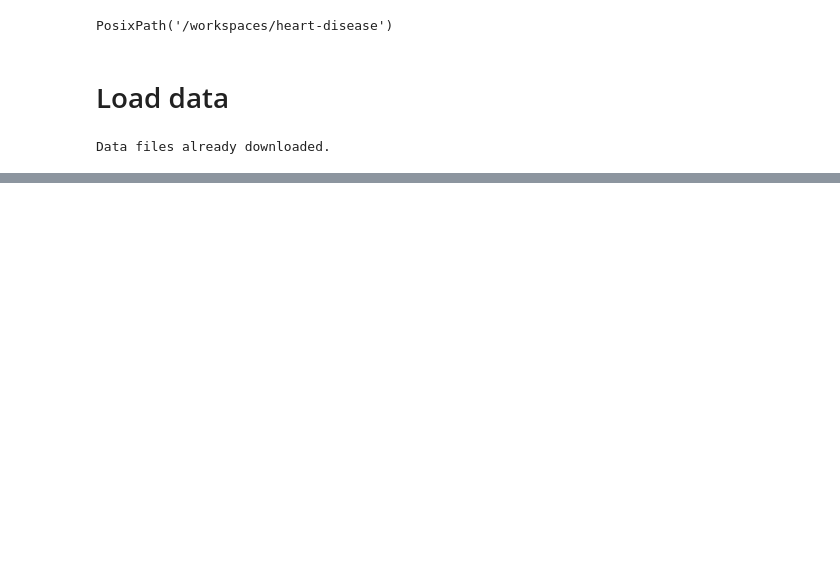
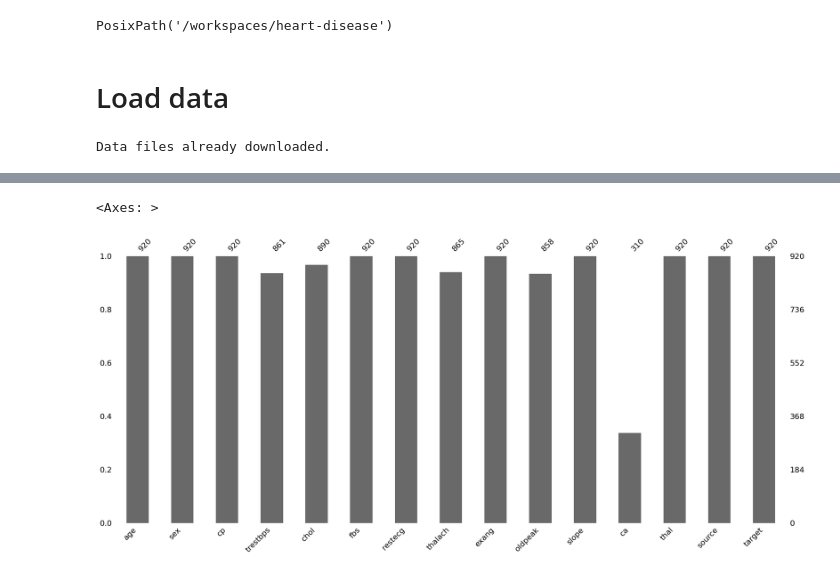
Before and after one commit to proinsias/ds-playground, a Jupyter notebook: notebooks/1.0-initial-data-exploration.ipynb, the cells around one changed output, grey strips where cells are left out. Cells and saved outputs as stored; diff of their text form; code cells hidden in the pictures; blank space fills up the shorter version.

```diff
--- a/notebooks/1.0-initial-data-exploration.ipynb
+++ b/notebooks/1.0-initial-data-exploration.ipynb
@@ -192,0 +100,6 @@ combined_df.describe(include='all').T
+# %%
+# Nullity by column.
+msno.bar(combined_df);
+# %% [output]
+<Axes: >
+[figure, added]
```
Also changed, not shown: parts of 28 cells of this notebook, 3 other files.
